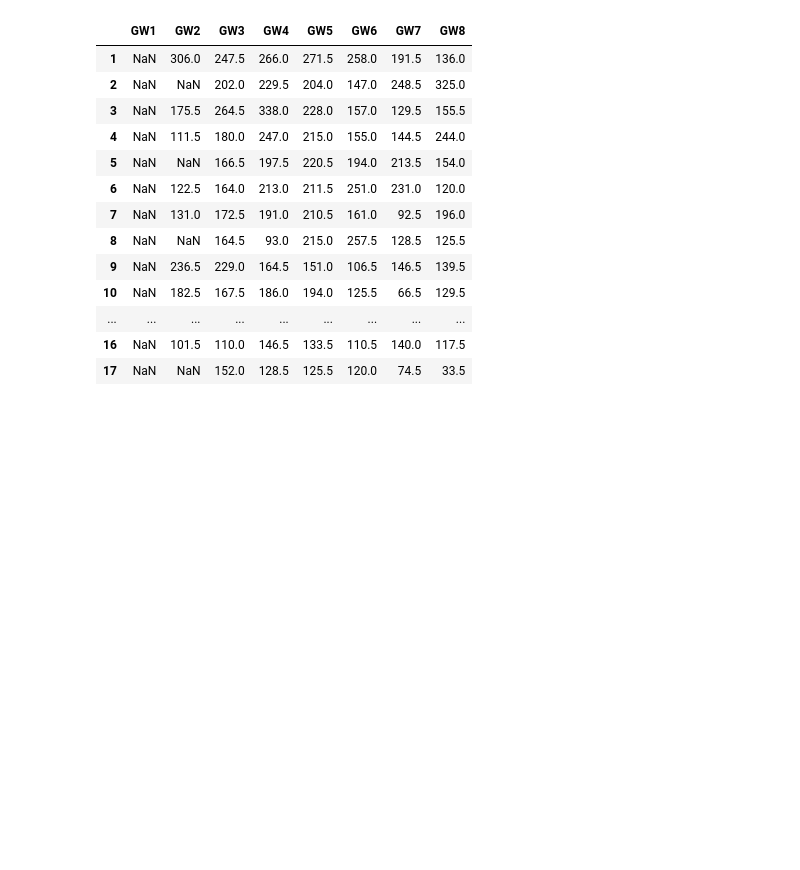
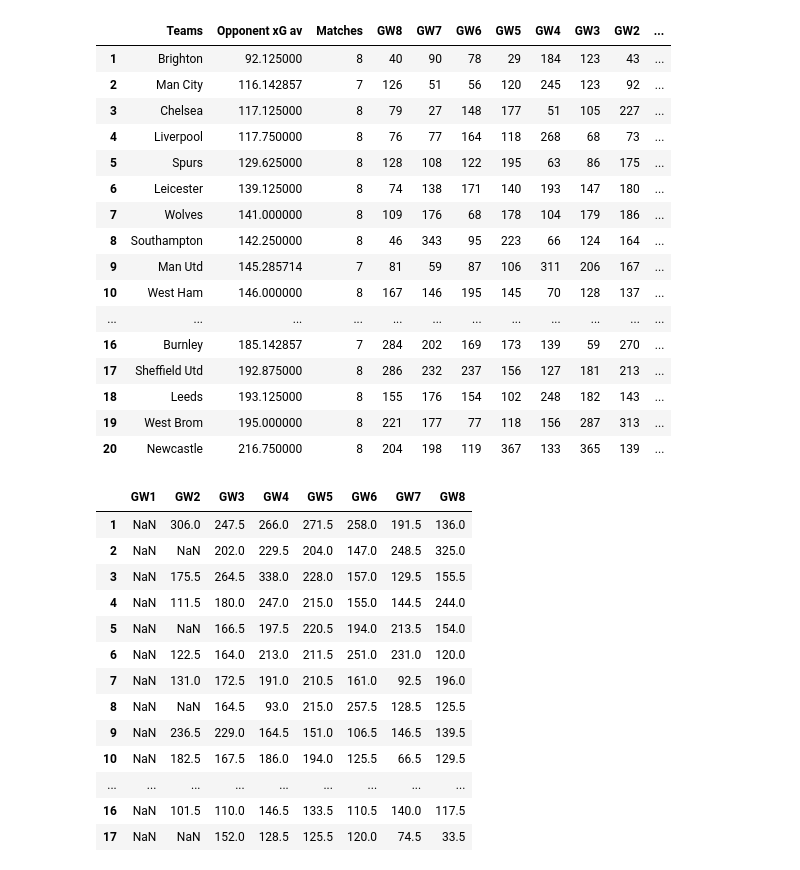
Before and after one commit to tikeve/tikeve.github.io, a Jupyter notebook: Source.ipynb, the cells around one changed output. Cells and saved outputs as stored; diff of their text form; code cells hidden in the pictures; blank space fills up the shorter version.

```diff
--- a/Source.ipynb
+++ b/Source.ipynb
@@ -762,3 +914,23 @@ FPL is created./t It takes 184.3376009464264 sec
+# %%
+FPL.Team_Opponent_xG
+# %% [output]
+|  | Teams | Opponent xG av | Matches | GW8 | GW7 | GW6 | GW5 | GW4 | GW3 | GW2 | ... |
+| 1 | Brighton | 92.125000 | 8 | 40 | 90 | 78 | 29 | 184 | 123 | 43 | ... |
+| 2 | Man City | 116.142857 | 7 | 126 | 51 | 56 | 120 | 245 | 123 | 92 | ... |
+| 3 | Chelsea | 117.125000 | 8 | 79 | 27 | 148 | 177 | 51 | 105 | 227 | ... |
+| 4 | Liverpool | 117.750000 | 8 | 76 | 77 | 164 | 118 | 268 | 68 | 73 | ... |
+| 5 | Spurs | 129.625000 | 8 | 128 | 108 | 122 | 195 | 63 | 86 | 175 | ... |
+| 6 | Leicester | 139.125000 | 8 | 74 | 138 | 171 | 140 | 193 | 147 | 180 | ... |
+| 7 | Wolves | 141.000000 | 8 | 109 | 176 | 68 | 178 | 104 | 179 | 186 | ... |
+| 8 | Southampton | 142.250000 | 8 | 46 | 343 | 95 | 223 | 66 | 124 | 164 | ... |
+| 9 | Man Utd | 145.285714 | 7 | 81 | 59 | 87 | 106 | 311 | 206 | 167 | ... |
+| 10 | West Ham | 146.000000 | 8 | 167 | 146 | 195 | 145 | 70 | 128 | 137 | ... |
+| ... | ... | ... | ... | ... | ... | ... | ... | ... | ... | ... | ... |
+| 16 | Burnley | 185.142857 | 7 | 284 | 202 | 169 | 173 | 139 | 59 | 270 | ... |
+| 17 | Sheffield Utd | 192.875000 | 8 | 286 | 232 | 237 | 156 | 127 | 181 | 213 | ... |
+| 18 | Leeds | 193.125000 | 8 | 155 | 176 | 154 | 102 | 248 | 182 | 143 | ... |
+| 19 | West Brom | 195.000000 | 8 | 221 | 177 | 77 | 118 | 156 | 287 | 313 | ... |
+| 20 | Newcastle | 216.750000 | 8 | 204 | 198 | 119 | 367 | 133 | 365 | 139 | ... |
 # %%
 # DataFrame.rolling(window, min_periods=None, center=False, win_type=None, on=None, axis=0, closed=None)
 A = no_lists(FPL.Team_xG)['Teams'].rolling(2, win_type='triang').sum()
```
Also changed, not shown: parts of 4 cells of this notebook, 2 other files.
